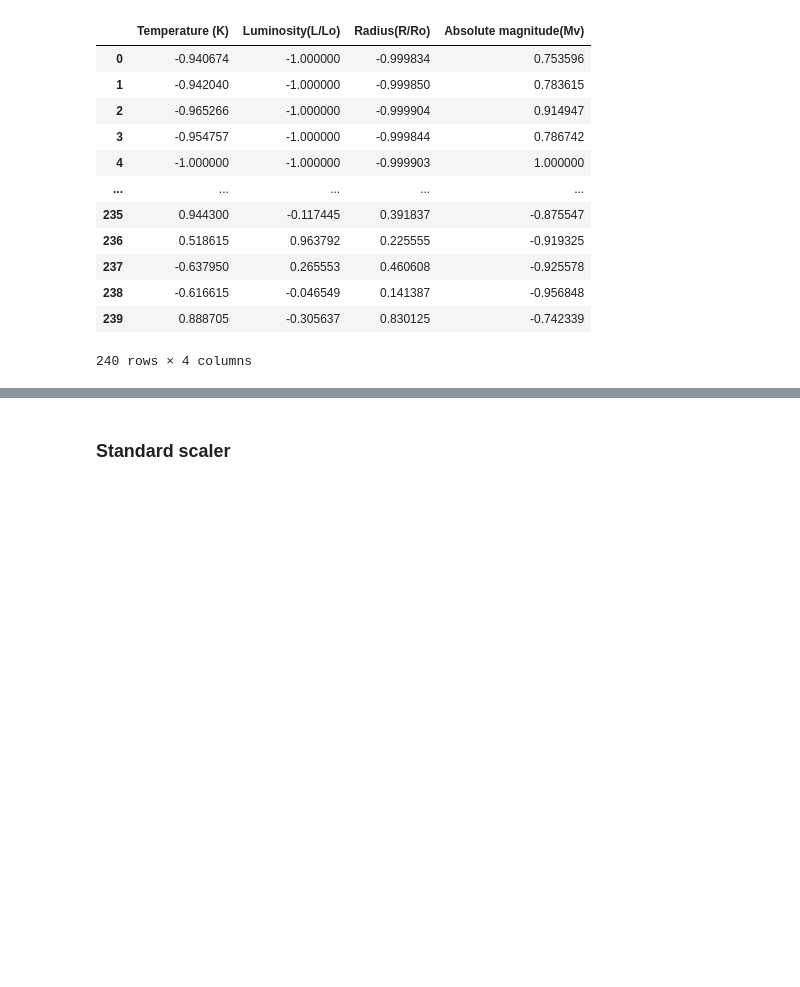
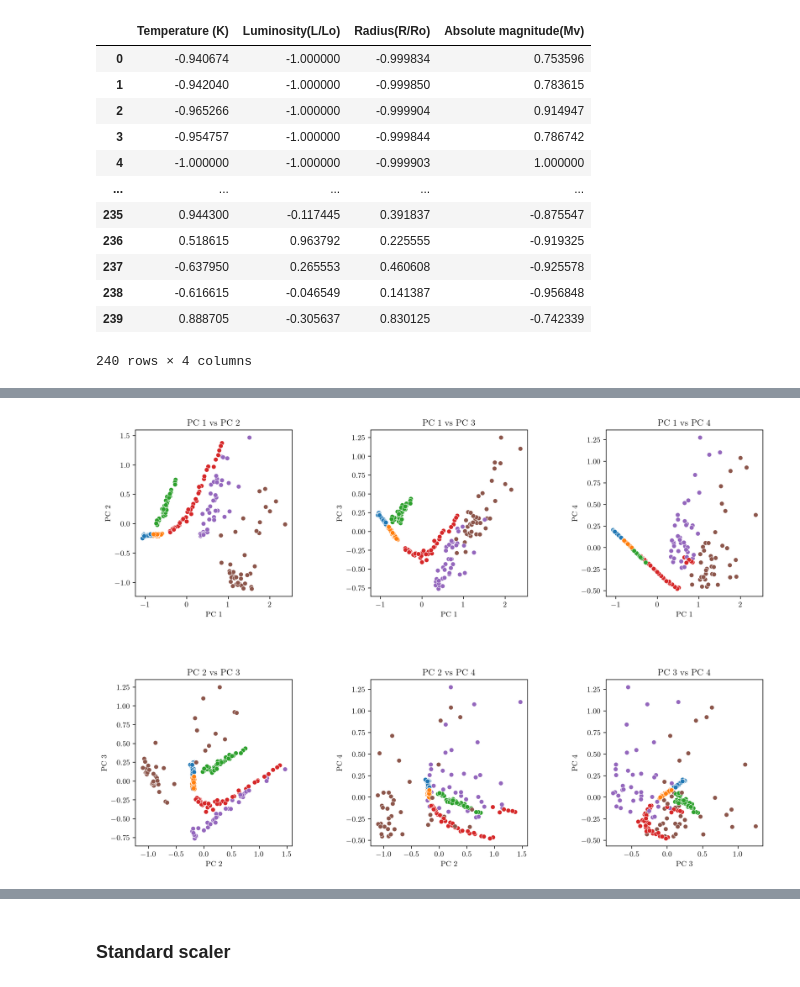
Before and after one commit to ludovicarbone/astrostatistics_bicocca_2024, a Jupyter notebook: working/L15_es.ipynb, the cells around one changed output, grey strips where cells are left out. Saved outputs shown, nothing was run; the diff lists cells and outputs as text; code cells hidden in the pictures; blank space fills up the shorter version.

```diff
--- a/working/L15_es.ipynb
+++ b/working/L15_es.ipynb
@@ -237,3 +235,40 @@ plt.show()
+# %%
+fig, axs = plt.subplots(nrows=2, ncols=3, figsize=(15, 10))
+plt.subplots_adjust(hspace=0.5, wspace=0.5)
+
+sns.scatterplot(x=my_stars_sc_transformed[:, 0], y=my_stars_sc_transformed[:, 1], hue=labels, ax=axs[0, 0], legend=False)
+axs[0, 0].set_title('PC 1 vs PC 2')
+axs[0, 0].set_xlabel('PC 1')
+axs[0, 0].set_ylabel('PC 2')
+
+sns.scatterplot(x=my_stars_sc_transformed[:, 0], y=my_stars_sc_transformed[:, 2], hue=labels, ax=axs[0, 1], legend=False)
+axs[0, 1].set_title('PC 1 vs PC 3')
+axs[0, 1].set_xlabel('PC 1')
+axs[0, 1].set_ylabel('PC 3')
+
+sns.scatterplot(x=my_stars_sc_transformed[:, 0], y=my_stars_sc_transformed[:, 3], hue=labels, ax=axs[0, 2], legend=False)
+axs[0, 2].set_title('PC 1 vs PC 4')
+axs[0, 2].set_xlabel('PC 1')
+axs[0, 2].set_ylabel('PC 4')
+
+sns.scatterplot(x=my_stars_sc_transformed[:, 1], y=my_stars_sc_transformed[:, 2], hue=labels, ax=axs[1, 0], legend=False)
+axs[1, 0].set_title('PC 2 vs PC 3')
+axs[1, 0].set_xlabel('PC 2')
+axs[1, 0].set_ylabel('PC 3')
+
+sns.scatterplot(x=my_stars_sc_transformed[:, 1], y=my_stars_sc_transformed[:, 3], hue=labels, ax=axs[1, 1], legend=False)
+axs[1, 1].set_title('PC 2 vs PC 4')
+axs[1, 1].set_xlabel('PC 2')
+axs[1, 1].set_ylabel('PC 4')
+
+sns.scatterplot(x=my_stars_sc_transformed[:, 2], y=my_stars_sc_transformed[:, 3], hue=labels, ax=axs[1, 2], legend=False)
+axs[1, 2].set_title('PC 3 vs PC 4')
+axs[1, 2].set_xlabel('PC 3')
+axs[1, 2].set_ylabel('PC 4')
+
+plt.show()
+# %% [output]
+[figure, added]
 # %%
 for idx, r in enumerate(evals):
     print(f'Comp {idx+1} - variance explained : {100*r:.2f} - cumulative : {evals.cumsum()[idx]*100}')
```
Also changed, not shown: parts of 25 cells of this notebook, 2 other files.
